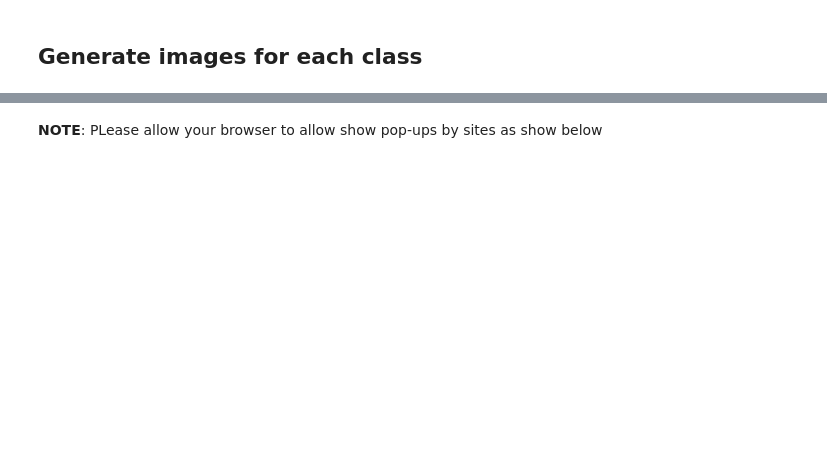
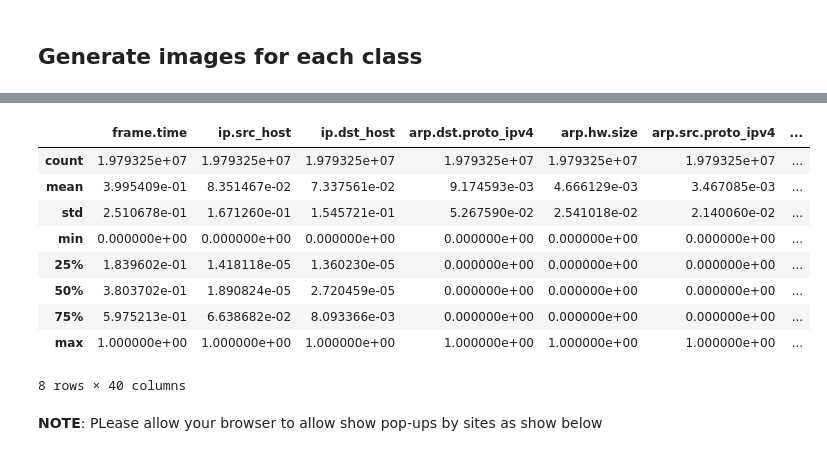
Before and after one commit to douniagh/MyApplication-, a Jupyter notebook: DeepLearning1.ipynb, the cells around one changed output, grey strips where cells are left out. Saved outputs shown, nothing was run; the diff lists cells and outputs as text; code cells hidden in the pictures; blank space fills up the shorter version.

```diff
--- a/DeepLearning1.ipynb
+++ b/DeepLearning1.ipynb
@@ -158,6 +188,14 @@ print(scaled_df.head())
 scaled_df.to_csv('/content/drive/MyDrive/dlscaled.csv', index=False)
 # %%
 df.describe()
+# %%
+import pandas as pd
+
+# Define the file path
+file_path = '/content/drive/MyDrive/dlscaled.csv'
+
+df = pd.read_csv(file_path,low_memory= False)
+df.head()
 # %% [markdown]
 ## **Generate images for each class**
 # %%
@@ -199,2 +295,15 @@ for i in range(0, len(df0)):
+# %%
+df.describe()
+# %% [output]
+|  | frame.time | ip.src_host | ip.dst_host | arp.dst.proto_ipv4 | arp.hw.size | arp.src.proto_ipv4 | ... |
+| count | 1.979325e+07 | 1.979325e+07 | 1.979325e+07 | 1.979325e+07 | 1.979325e+07 | 1.979325e+07 | ... |
+| mean | 3.995409e-01 | 8.351467e-02 | 7.337561e-02 | 9.174593e-03 | 4.666129e-03 | 3.467085e-03 | ... |
+| std | 2.510678e-01 | 1.671260e-01 | 1.545721e-01 | 5.267590e-02 | 2.541018e-02 | 2.140060e-02 | ... |
+| min | 0.000000e+00 | 0.000000e+00 | 0.000000e+00 | 0.000000e+00 | 0.000000e+00 | 0.000000e+00 | ... |
+| 25% | 1.839602e-01 | 1.418118e-05 | 1.360230e-05 | 0.000000e+00 | 0.000000e+00 | 0.000000e+00 | ... |
+| 50% | 3.803702e-01 | 1.890824e-05 | 2.720459e-05 | 0.000000e+00 | 0.000000e+00 | 0.000000e+00 | ... |
+| 75% | 5.975213e-01 | 6.638682e-02 | 8.093366e-03 | 0.000000e+00 | 0.000000e+00 | 0.000000e+00 | ... |
+| max | 1.000000e+00 | 1.000000e+00 | 1.000000e+00 | 1.000000e+00 | 1.000000e+00 | 1.000000e+00 | ... |
+8 rows × 40 columns
 # %% [markdown]
 **NOTE**: PLease allow your browser to allow show pop-ups by sites as show below
```
Also changed, not shown: parts of 10 cells of this notebook.
